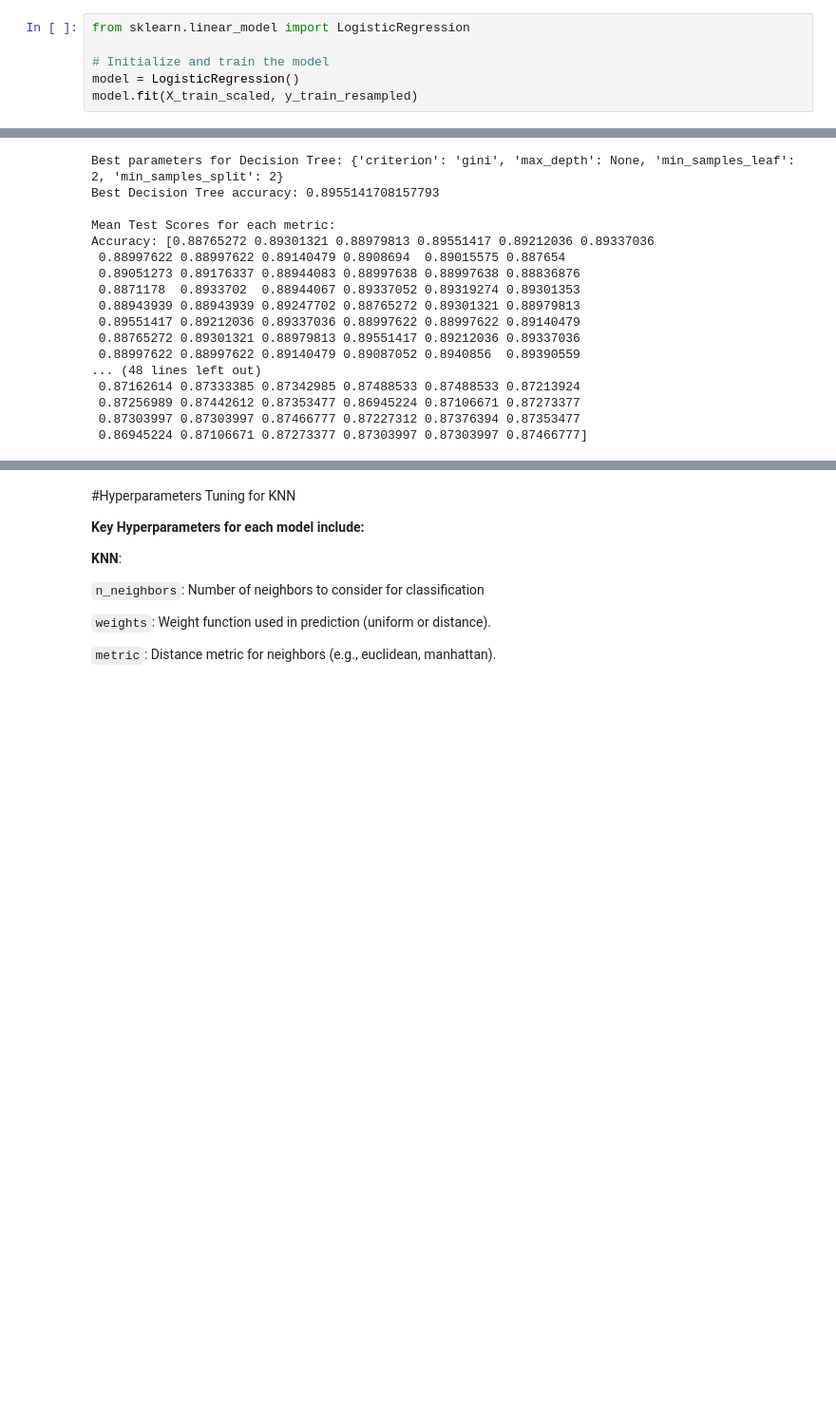
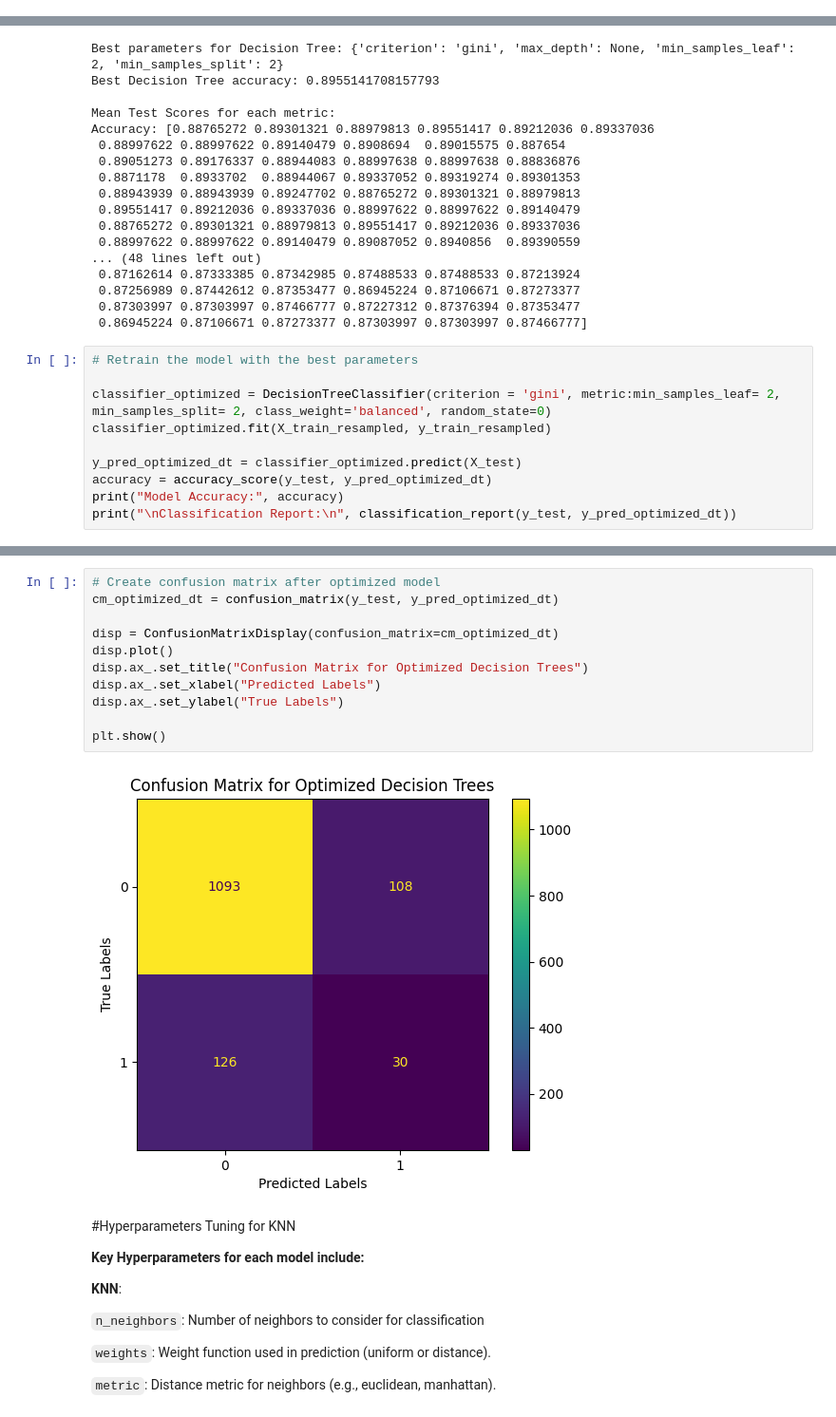
Before and after one commit to Fatai-soliu/bank-telemarketing, a Jupyter notebook: Bank_Marketing.ipynb, the cells around one changed output, grey strips where cells are left out. Shown at 95% size. Saved outputs shown, nothing was run; the diff lists cells and outputs as text; blank space fills up the shorter version.

```diff
--- a/Bank_Marketing.ipynb
+++ b/Bank_Marketing.ipynb
@@ -605,9 +623,3 @@ plt.show()
 `Recall`: Recall measures how well the model captures customers that subscribed to term deposits. With 148 false negatives, recall quite low (0.05) which indicates that missed a significant portion of actual subscribers (False Negatives)
 
 `Accuracy`:The overall accuracy is 82%, the model performs fairly well on the overall dataset and on non-subscribers (No) but really struggles with prediciting actual subscribers (Yes) due to class imbalance and low precision and recall on the positive class.
-# %%
-from sklearn.linear_model import LogisticRegression
-
-# Initialize and train the model
-model = LogisticRegression()
-model.fit(X_train_scaled, y_train_resampled)
@@ -791,3 +751,13 @@ Accuracy: [0.88765272 0.89301321 0.88979813 0.89551417 0.89212036 0.89337036
  0.87256989 0.87442612 0.87353477 0.86945224 0.87106671 0.87273377
  0.87303997 0.87303997 0.87466777 0.87227312 0.87376394 0.87353477
  0.86945224 0.87106671 0.87273377 0.87303997 0.87303997 0.87466777]
+# %%
+# Retrain the model with the best parameters
+
+classifier_optimized = DecisionTreeClassifier(criterion = 'gini', metric:min_samples_leaf= 2, min_samples_split= 2, class_weight='balanced', random_state=0)
+classifier_optimized.fit(X_train_resampled, y_train_resampled)
+
+y_pred_optimized_dt = classifier_optimized.predict(X_test)
+accuracy = accuracy_score(y_test, y_pred_optimized_dt)
+print("Model Accuracy:", accuracy)
+print("\nClassification Report:\n", classification_report(y_test, y_pred_optimized_dt))
@@ -794,3 +776,16 @@ Accuracy: [0.88765272 0.89301321 0.88979813 0.89551417 0.89212036 0.89337036
+# %%
+# Create confusion matrix after optimized model
+cm_optimized_dt = confusion_matrix(y_test, y_pred_optimized_dt)
+
+disp = ConfusionMatrixDisplay(confusion_matrix=cm_optimized_dt)
+disp.plot()
+disp.ax_.set_title("Confusion Matrix for Optimized Decision Trees")
+disp.ax_.set_xlabel("Predicted Labels")
+disp.ax_.set_ylabel("True Labels")
+
+plt.show()
+# %% [output]
+[figure, added]
 # %% [markdown]
 #Hyperparameters Tuning for KNN
 
```
Also changed, not shown: parts of 21 cells of this notebook.
